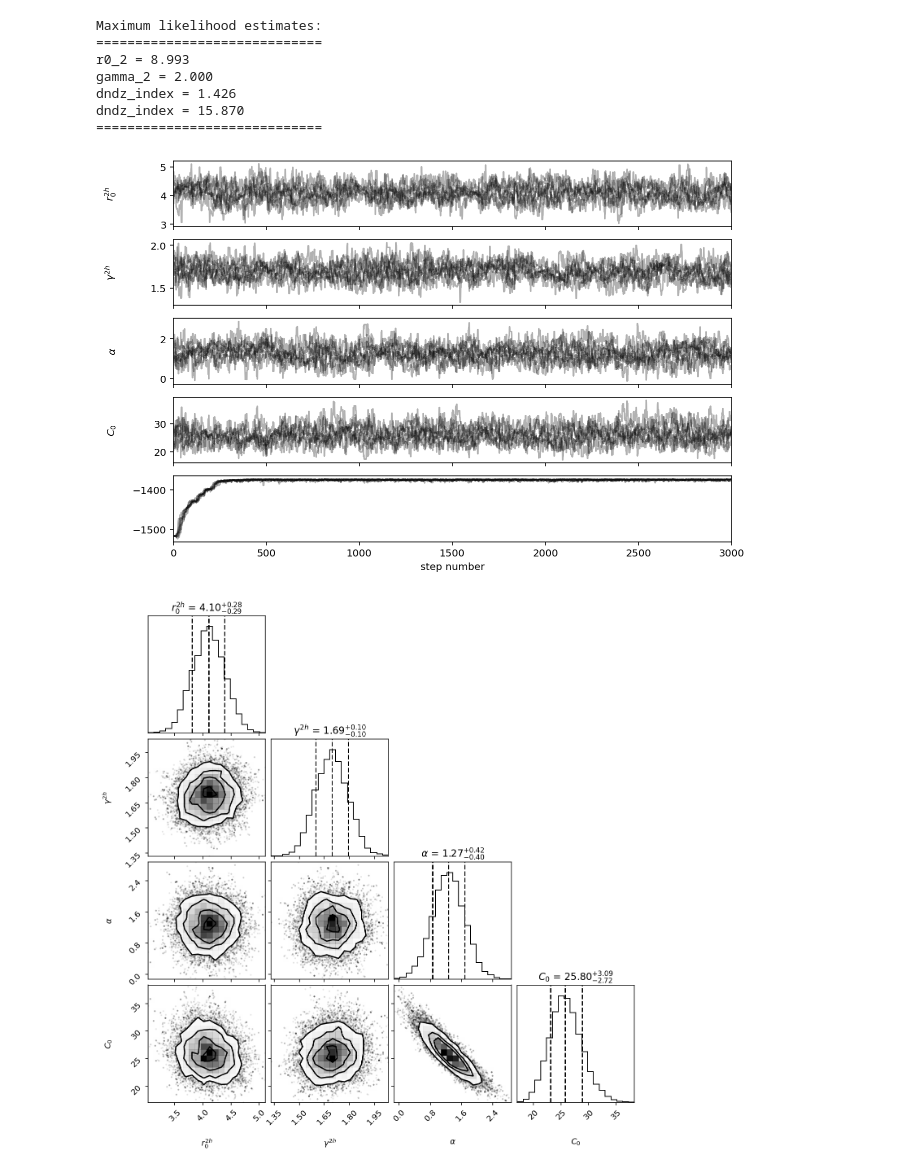
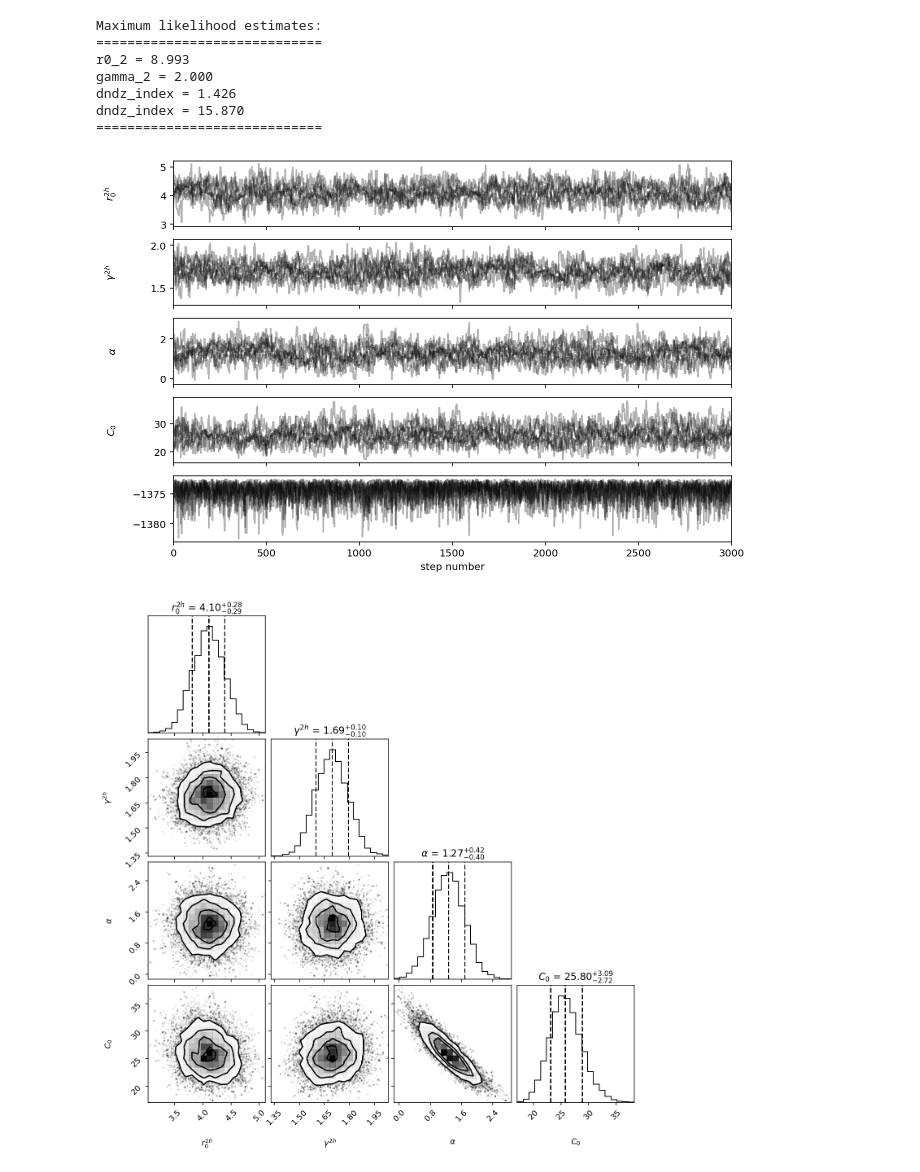
Before and after one commit to mattcwilde/1halo2halo, a Jupyter notebook: haloclustering/notebooks/two-halo-only/model_2h_only.ipynb, the cells around one changed output. Saved outputs shown, nothing was run; the diff lists cells and outputs as text; code cells hidden in the pictures.

Commit message:
fix discard

```diff
--- a/haloclustering/notebooks/two-halo-only/model_2h_only.ipynb
+++ b/haloclustering/notebooks/two-halo-only/model_2h_only.ipynb
@@ -85,24 +85,24 @@ sampler = evaluate.posterior_sampler(soln, twohModel.log_probability, nsteps=400
 # %%
 discard = 1000
 samples = sampler.get_chain(discard=discard)
 flat_samples = sampler.get_chain(discard=discard, thin=1, flat=True)
 ndim = samples.shape[2]
 
 # plot
 fig, axes = plt.subplots(nrows=ndim+1, figsize=(10, 7), sharex=True)
 labels = [r"$r_0^{2h}$", r"$\gamma^{2h}$", r'$\alpha$', r'$C_0$']
 for i in range(ndim):
     ax = axes[i]
     ax.plot(samples[:, :, i], "k", alpha=0.3)
     ax.set_xlim(0, len(samples))
     ax.set_ylabel(labels[i])
     ax.yaxis.set_label_coords(-0.1, 0.5)
 
 axes[-1].set_xlabel("step number")
 
-axes[-1].plot(sampler.lnprobability.T, "k", alpha=0.3);
+axes[-1].plot(sampler.lnprobability.T[discard:], "k", alpha=0.3);
 # %% [output]
-[figure, old version]
+[figure, new version]
 # %%
 fig = corner.corner(
     flat_samples, labels=labels, quantiles=[0.16, 0.5, 0.84], show_titles=True, title_kwargs={"fontsize": 12}
```
